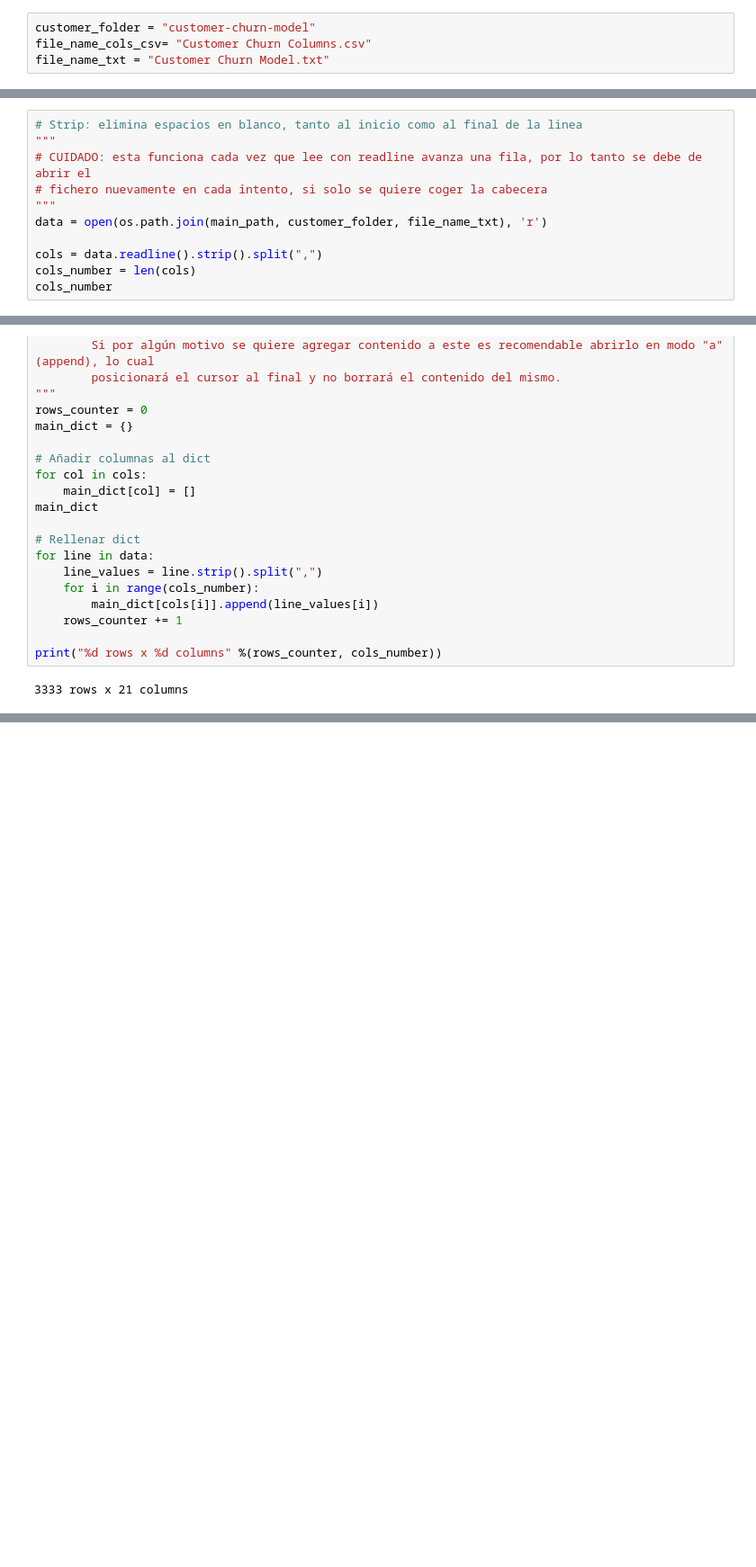
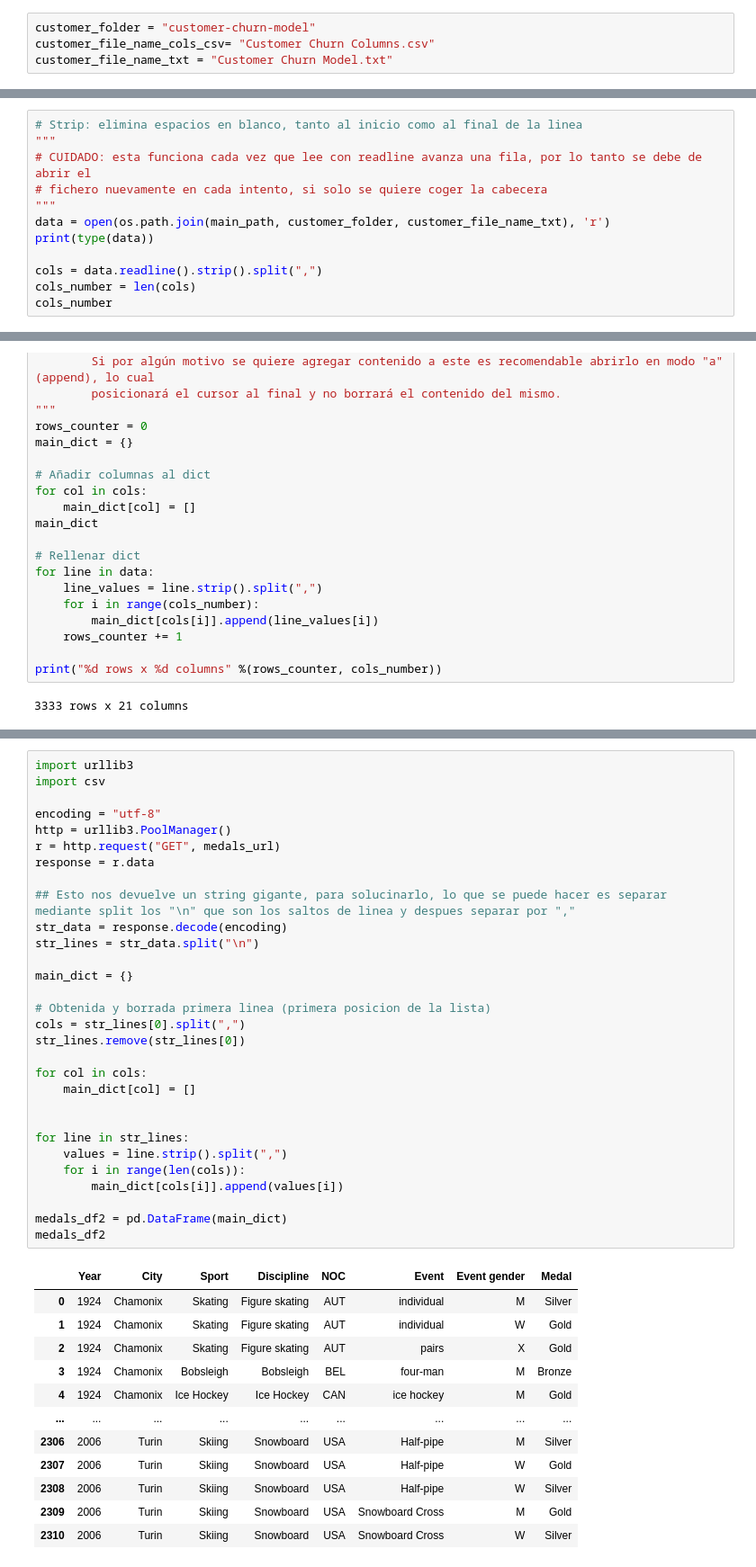
Before and after one commit to davidcamunas/python-ml-course, a Jupyter notebook: my_notebooks/T1/T1 - 1 - Data Cleaning - Carga de datos-Colab.ipynb, the cells around one changed output, grey strips where cells are left out. Shown: that part at 90% size. Drawn from its saved outputs; the diff is of its cells as text; blank space fills up the shorter version.

```diff
--- a/my_notebooks/T1/T1 - 1 - Data Cleaning - Carga de datos-Colab.ipynb
+++ b/my_notebooks/T1/T1 - 1 - Data Cleaning - Carga de datos-Colab.ipynb
@@ -47,6 +49,6 @@ pd.read.csv(filepath="../../datasets/titanic/titanic3.csv",
 ### Fichero *Customer Churn Columns*
 # %%
 customer_folder = "customer-churn-model"
-file_name_cols_csv= "Customer Churn Columns.csv"
-file_name_txt = "Customer Churn Model.txt"
+customer_file_name_cols_csv= "Customer Churn Columns.csv"
+customer_file_name_txt = "Customer Churn Model.txt"
 # %%
@@ -102,7 +92,8 @@ Para ello se utiliza esta funcion, mas ligera que read_csv.
 # CUIDADO: esta funciona cada vez que lee con readline avanza una fila, por lo tanto se debe de abrir el
 # fichero nuevamente en cada intento, si solo se quiere coger la cabecera
 """
-data = open(os.path.join(main_path, customer_folder, file_name_txt), 'r')
+data = open(os.path.join(main_path, customer_folder, customer_file_name_txt), 'r')
+print(type(data))
 
 cols = data.readline().strip().split(",")
 cols_number = len(cols)
@@ -142,0 +202,43 @@ print("%d rows x %d columns" %(rows_counter, cols_number))
+# %%
+import urllib3
+import csv
+
+encoding = "utf-8"
+http = urllib3.PoolManager()
+r = http.request("GET", medals_url)
+response = r.data
+
+## Esto nos devuelve un string gigante, para solucinarlo, lo que se puede hacer es separar mediante split los "\n" que son los saltos de linea y despues separar por ","
+str_data = response.decode(encoding)
+str_lines = str_data.split("\n")
+
+main_dict = {}
+
+# Obtenida y borrada primera linea (primera posicion de la lista)
+cols = str_lines[0].split(",")
+str_lines.remove(str_lines[0])
+
+for col in cols:
+    main_dict[col] = []
+
+
+for line in str_lines:
+    values = line.strip().split(",")
+    for i in range(len(cols)):
+        main_dict[cols[i]].append(values[i])
+
+medals_df2 = pd.DataFrame(main_dict)
+medals_df2
+# %% [output]
+|  | Year | City | Sport | Discipline | NOC | Event | Event gender | Medal |
+| 0 | 1924 | Chamonix | Skating | Figure skating | AUT | individual | M | Silver |
+| 1 | 1924 | Chamonix | Skating | Figure skating | AUT | individual | W | Gold |
+| 2 | 1924 | Chamonix | Skating | Figure skating | AUT | pairs | X | Gold |
+| 3 | 1924 | Chamonix | Bobsleigh | Bobsleigh | BEL | four-man | M | Bronze |
+| 4 | 1924 | Chamonix | Ice Hockey | Ice Hockey | CAN | ice hockey | M | Gold |
+| ... | ... | ... | ... | ... | ... | ... | ... | ... |
+| 2306 | 2006 | Turin | Skiing | Snowboard | USA | Half-pipe | M | Silver |
+| 2307 | 2006 | Turin | Skiing | Snowboard | USA | Half-pipe | W | Gold |
+| 2308 | 2006 | Turin | Skiing | Snowboard | USA | Half-pipe | W | Silver |
+| 2309 | 2006 | Turin | Skiing | Snowboard | USA | Snowboard Cross | M | Gold |
+| 2310 | 2006 | Turin | Skiing | Snowboard | USA | Snowboard Cross | W | Silver |
```
Also changed, not shown: parts of 22 cells of this notebook, 1 other file.
